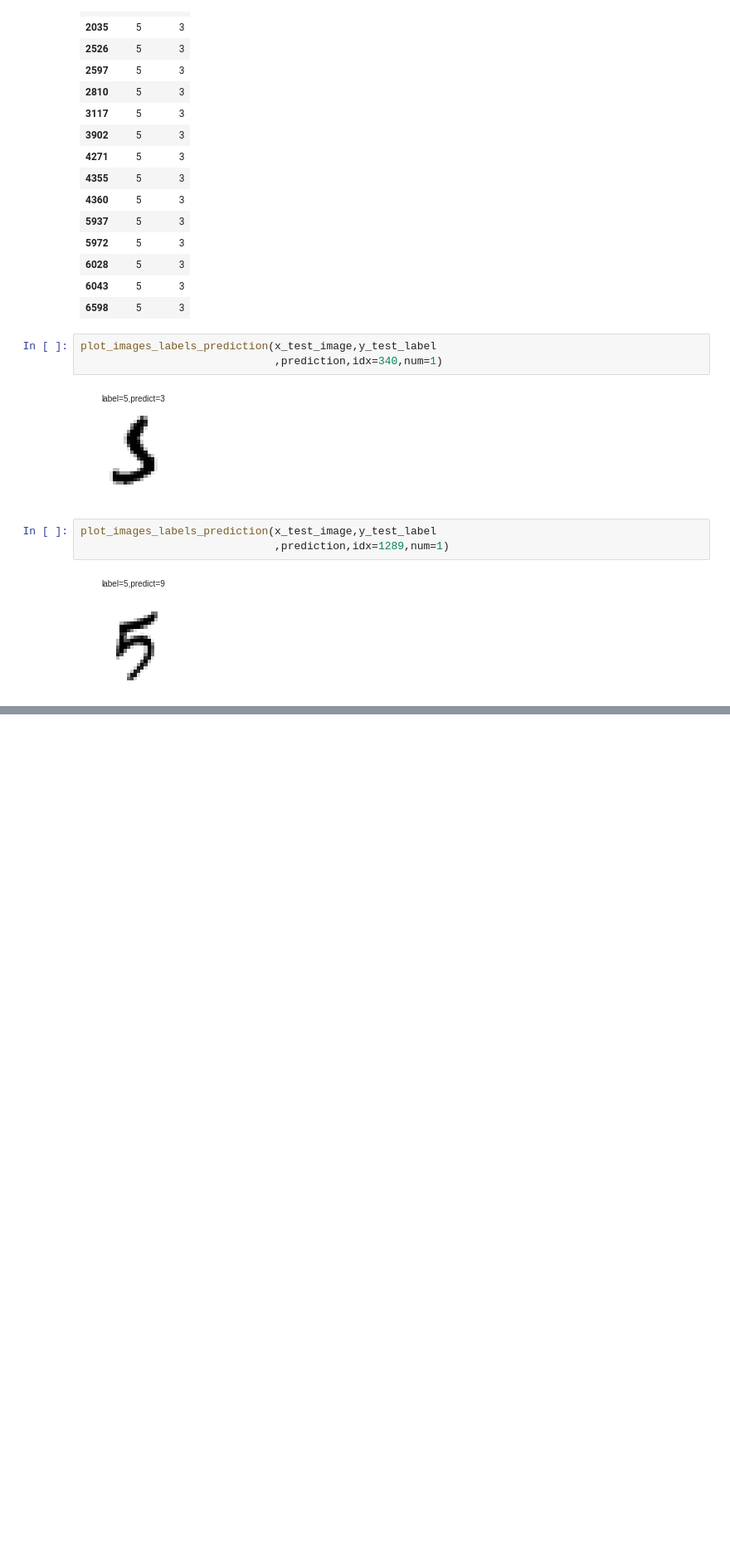
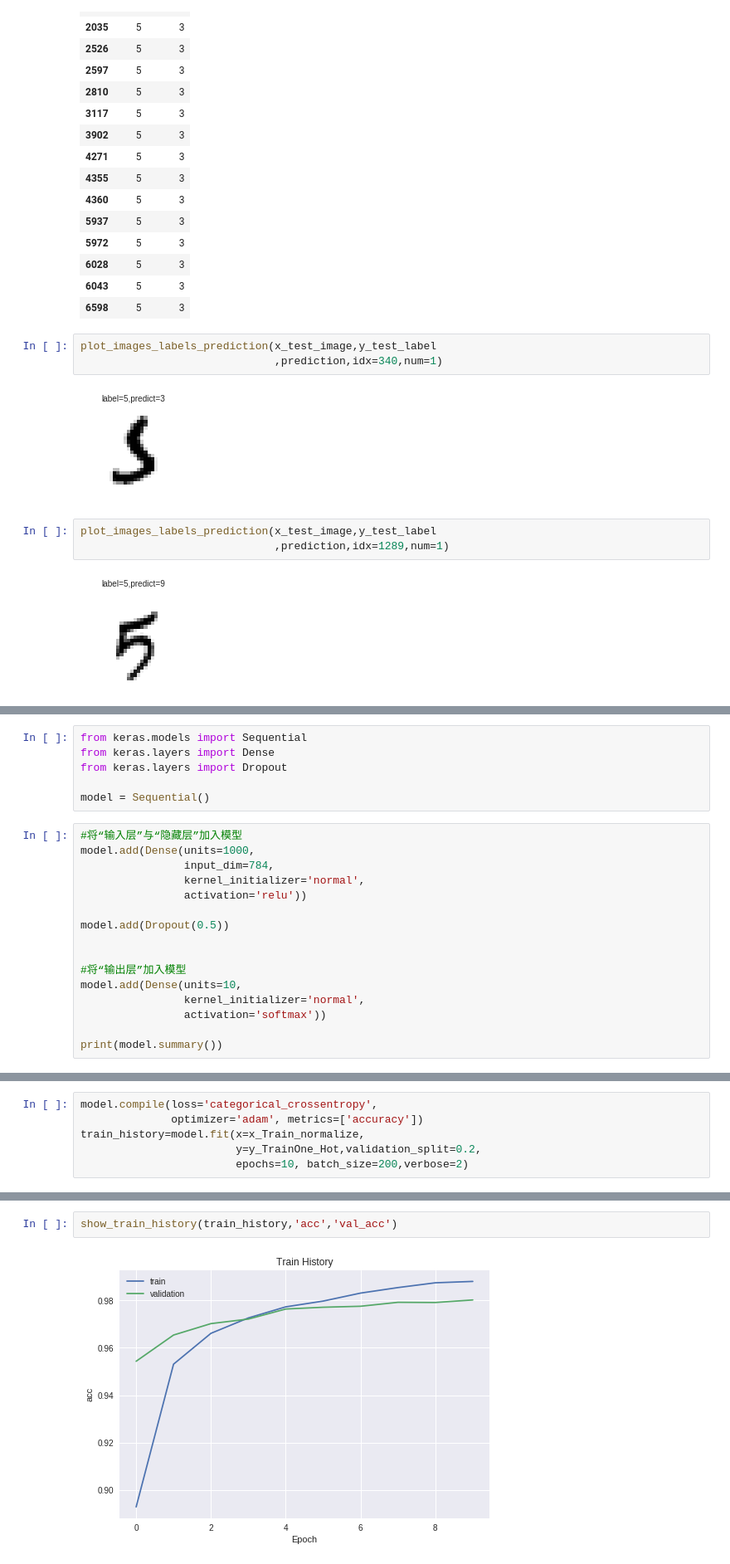
Before and after one commit to billmlion/keras_ws, a Jupyter notebook: 7_Mlp_mnist.ipynb, the cells around one changed output, grey strips where cells are left out. Shown at 83% size. Drawn from its saved outputs; the diff is of its cells as text; blank space fills up the shorter version.

Commit message:
add some function including dropout and two hidden layers

```diff
--- a/7_Mlp_mnist.ipynb
+++ b/7_Mlp_mnist.ipynb
@@ -383,0 +462,22 @@ plot_images_labels_prediction(x_test_image,y_test_label
+# %%
+from keras.models import Sequential
+from keras.layers import Dense
+from keras.layers import Dropout
+
+model = Sequential()
+# %%
+#将“输入层”与“隐藏层”加入模型
+model.add(Dense(units=1000,
+                input_dim=784,
+                kernel_initializer='normal',
+                activation='relu'))
+
+model.add(Dropout(0.5))
+
+
+#将“输出层”加入模型
+model.add(Dense(units=10,
+                kernel_initializer='normal',
+                activation='softmax'))
+
+print(model.summary())
@@ -383,0 +499,6 @@ plot_images_labels_prediction(x_test_image,y_test_label
+# %%
+model.compile(loss='categorical_crossentropy',
+              optimizer='adam', metrics=['accuracy'])
+train_history=model.fit(x=x_Train_normalize,
+                        y=y_TrainOne_Hot,validation_split=0.2,
+                        epochs=10, batch_size=200,verbose=2)
@@ -383,0 +523,4 @@ plot_images_labels_prediction(x_test_image,y_test_label
+# %%
+show_train_history(train_history,'acc','val_acc')
+# %% [output]
+[figure, added]
```
Also changed, not shown: parts of 30 cells of this notebook.
